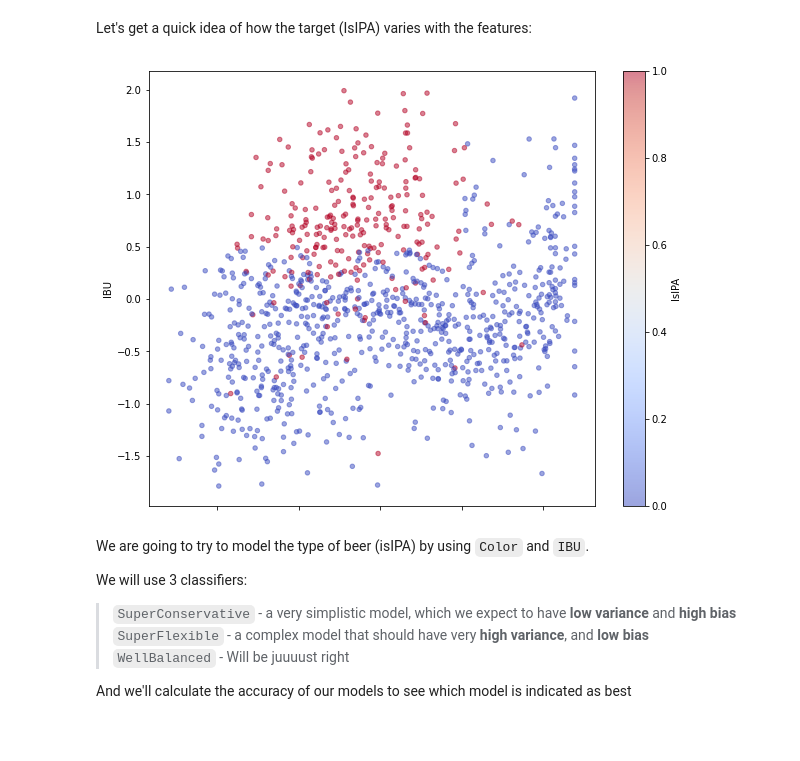
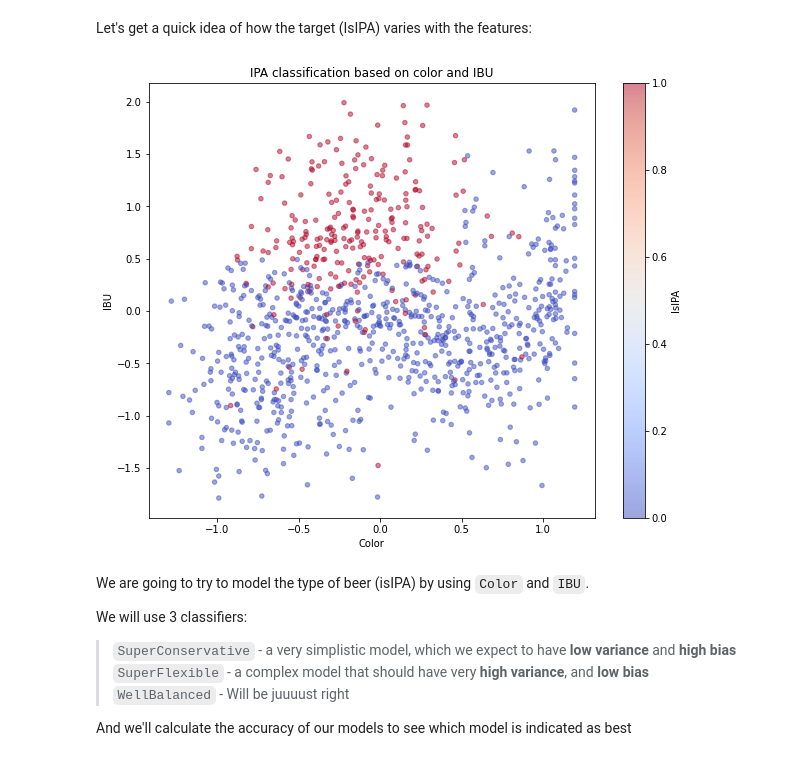
Before and after one commit to LDSSA/batch5-students, a Jupyter notebook: S01 - Bootcamp and Binary Classification/SLU13 - Bias-Variance tradeoff & Model Selection /Learning notebook.ipynb, the cells around one changed output. Cells and saved outputs as stored; diff of their text form; code cells hidden in the pictures; blank space fills up the shorter version.

```diff
--- a/S01 - Bootcamp and Binary Classification/SLU13 - Bias-Variance tradeoff & Model Selection /Learning notebook.ipynb
+++ b/S01 - Bootcamp and Binary Classification/SLU13 - Bias-Variance tradeoff & Model Selection /Learning notebook.ipynb
@@ -222,13 +221,14 @@ Let's get a quick idea of how the target (IsIPA) varies with the features:
 # %%
 X = data[['Color', 'IBU']]
 y = data['IsIPA']  # <--- to be an IPA or not to be an IPA, that is the question
 
-data.plot(kind='scatter', x='Color', y='IBU', c='IsIPA', colormap='coolwarm', figsize=(10, 8), alpha=.5)
+data.plot(kind='scatter', x='Color', y='IBU', c='IsIPA', colormap='coolwarm', figsize=(10, 8), alpha=.5, sharex=False)
 plt.xlabel('Color')
 plt.ylabel('IBU')
+plt.title('IPA classification based on color and IBU')
 plt.show()
 # %% [output]
-[figure, old version]
+[figure, new version]
 # %% [markdown]
 We are going to try to model the type of beer (isIPA) by using `Color` and `IBU`.
 
```
Also changed, not shown: parts of 22 cells of this notebook, 3 other files.
